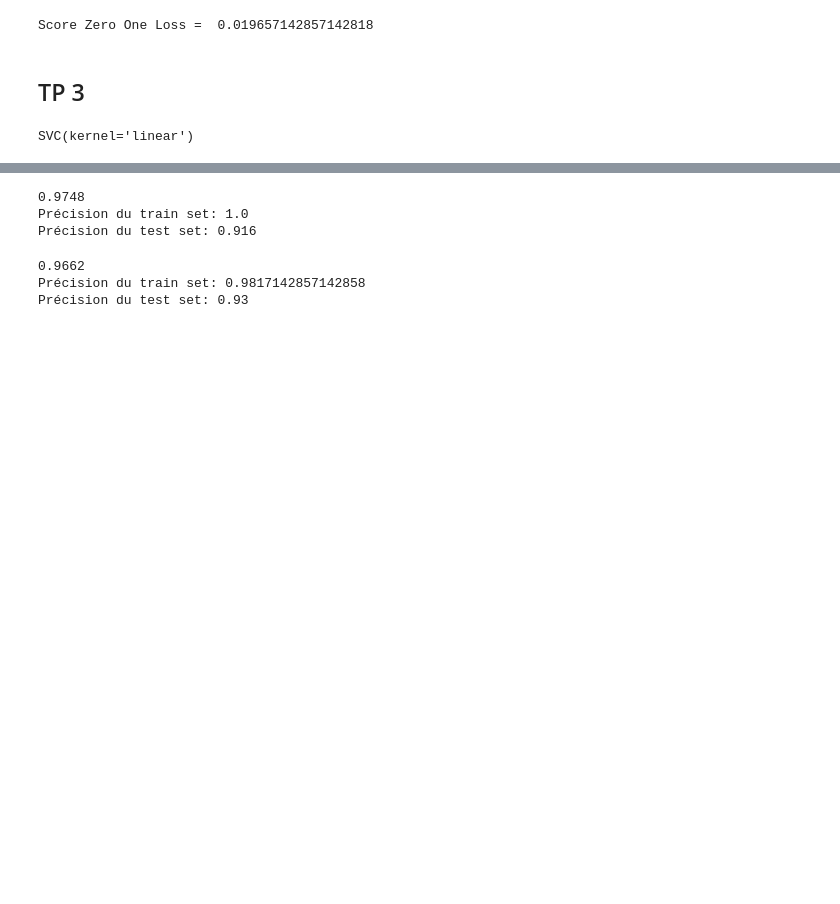
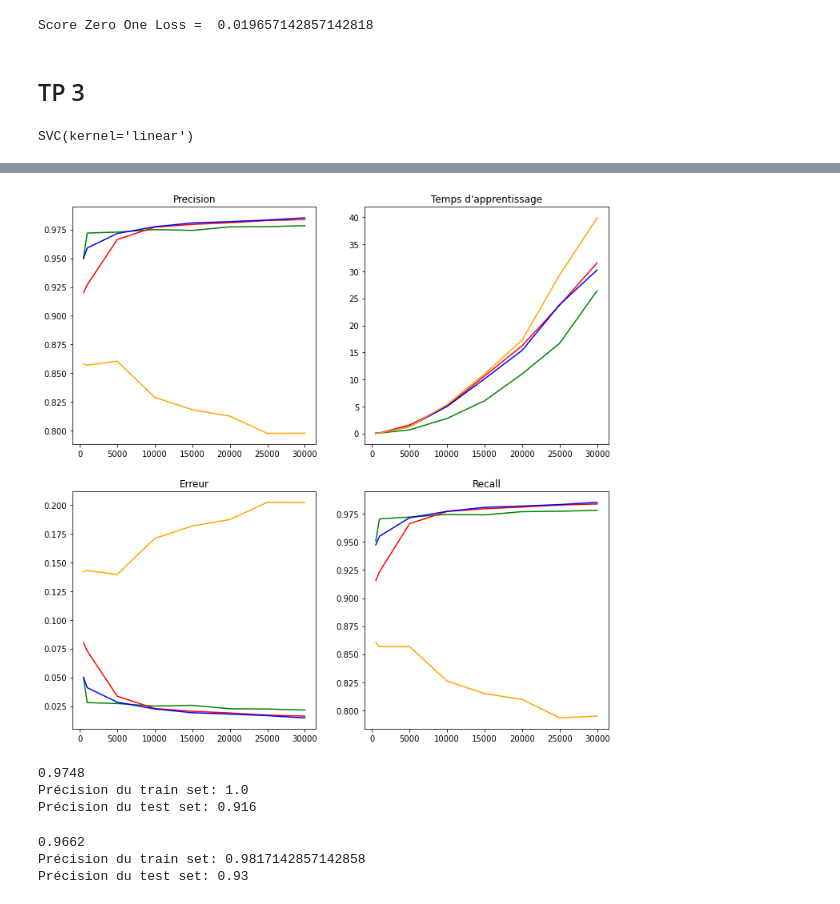
Before and after one commit to AurianeLRT/Apprentissag_Supervise, a Jupyter notebook: Apprentissage supervise.ipynb, the cells around one changed output, grey strips where cells are left out. Cells and saved outputs as stored; diff of their text form; code cells hidden in the pictures; blank space fills up the shorter version.

```diff
--- a/Apprentissage supervise.ipynb
+++ b/Apprentissage supervise.ipynb
@@ -354,3 +358,71 @@ clsvm = svm.SVC(kernel='linear')
 clsvm.fit(xtrain,ytrain)
 # %% [output]
 SVC(kernel='linear')
+# %%
+from sklearn.metrics import precision_score
+from sklearn.metrics import zero_one_loss
+import matplotlib.pyplot as plt
+import time
+from sklearn.metrics import recall_score
+# Les différenters tailles d'échantillons
+intervalle = [500,1000,5000,10000,15000,20000,25000,30000]
+#Résultats des métriques pour les 4 fonctions de noyau
+all_time=[]
+all_recall=[]
+all_precision=[]
+all_erreur=[]
+for kernel in ["linear","poly","rbf","sigmoid"]:
+    appr_time=[]
+    recalls=[]
+    precisions=[]
+    erreurs=[]
+    for length in intervalle:
+        echantillon = np.random.randint(len(mnist.data),size=length)
+        data = mnist.data.values[echantillon]
+        target = mnist.target[echantillon]
+        xtrain,  xtest,  ytrain,  ytest  =  model_selection.train_test_split(data,  target, train_size=0.7)
+        clsvm = svm.SVC(kernel=kernel)
+        start=time.time()
+        clsvm.fit(xtrain,ytrain)
+        end=time.time()
+        appr_time.append(end-start)
+        predicted=clsvm.predict(data)
+        print("Kernel: "+kernel+" pour un échantillon de taille "+str(length))
+        print("Temps d'apprentissage: ",end-start)
+        precision=precision_score(target,predicted,average='micro')
+        print("Precision score: ",precision)
+        precisions.append(precision)
+        erreur=zero_one_loss(target,predicted)
+        erreurs.append(erreur)
+        print("Erreur :",erreur)
+        recall = recall_score(target,predicted,average='macro')
+        recalls.append(recall)
+        print("Recall: ", recall)
+    all_erreur.append(erreurs)
+    all_time.append(appr_time)
+    all_precision.append(precisions)
+    all_recall.append(recalls)
+
+plt.figure(figsize=(12,12))
+plt.subplot(221,title="Precision")
+plt.plot(intervalle,all_precision[0],"green")
+plt.plot(intervalle,all_precision[1],"red")
+plt.plot(intervalle,all_precision[2],"blue")
+plt.plot(intervalle,all_precision[3],"orange")
+plt.subplot(222,title="Temps d'apprentissage")
+plt.plot(intervalle,all_time[0],"green")
+plt.plot(intervalle,all_time[1],"red")
+plt.plot(intervalle,all_time[2],"blue")
+plt.plot(intervalle,all_time[3],"orange")
+plt.subplot(223,title="Erreur")
+plt.plot(intervalle,all_erreur[0],"green")
+plt.plot(intervalle,all_erreur[1],"red")
+plt.plot(intervalle,all_erreur[2],"blue")
+plt.plot(intervalle,all_erreur[3],"orange")
+plt.subplot(224,title="Recall")
+plt.plot(intervalle,all_recall[0],"green")
+plt.plot(intervalle,all_recall[1],"red")
+plt.plot(intervalle,all_recall[2],"blue")
+plt.plot(intervalle,all_recall[3],"orange")
+plt.show()
+# %% [output]
@@ -357 +446,2 @@ SVC(kernel='linear')
+[figure, added]
 # %%
```
Also changed, not shown: parts of 11 cells of this notebook.
